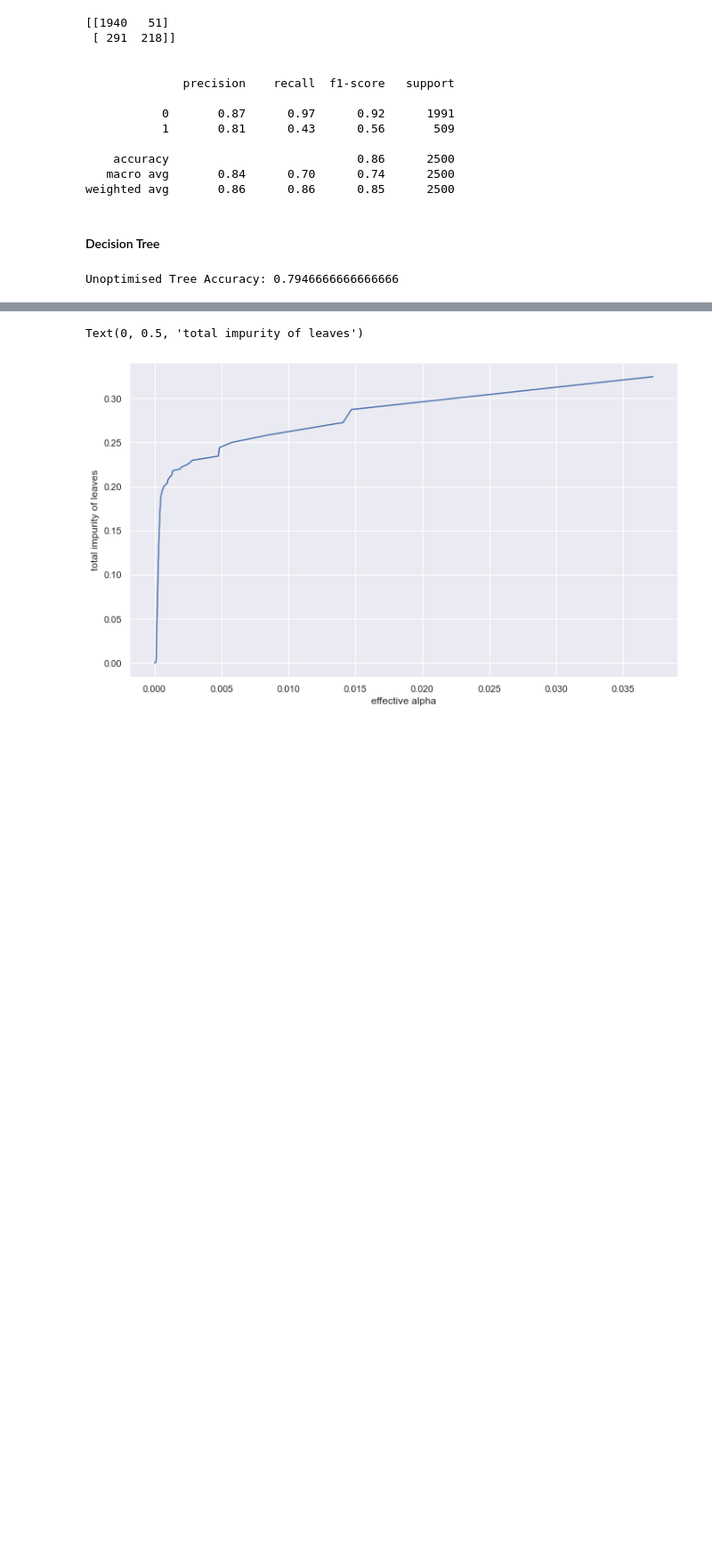
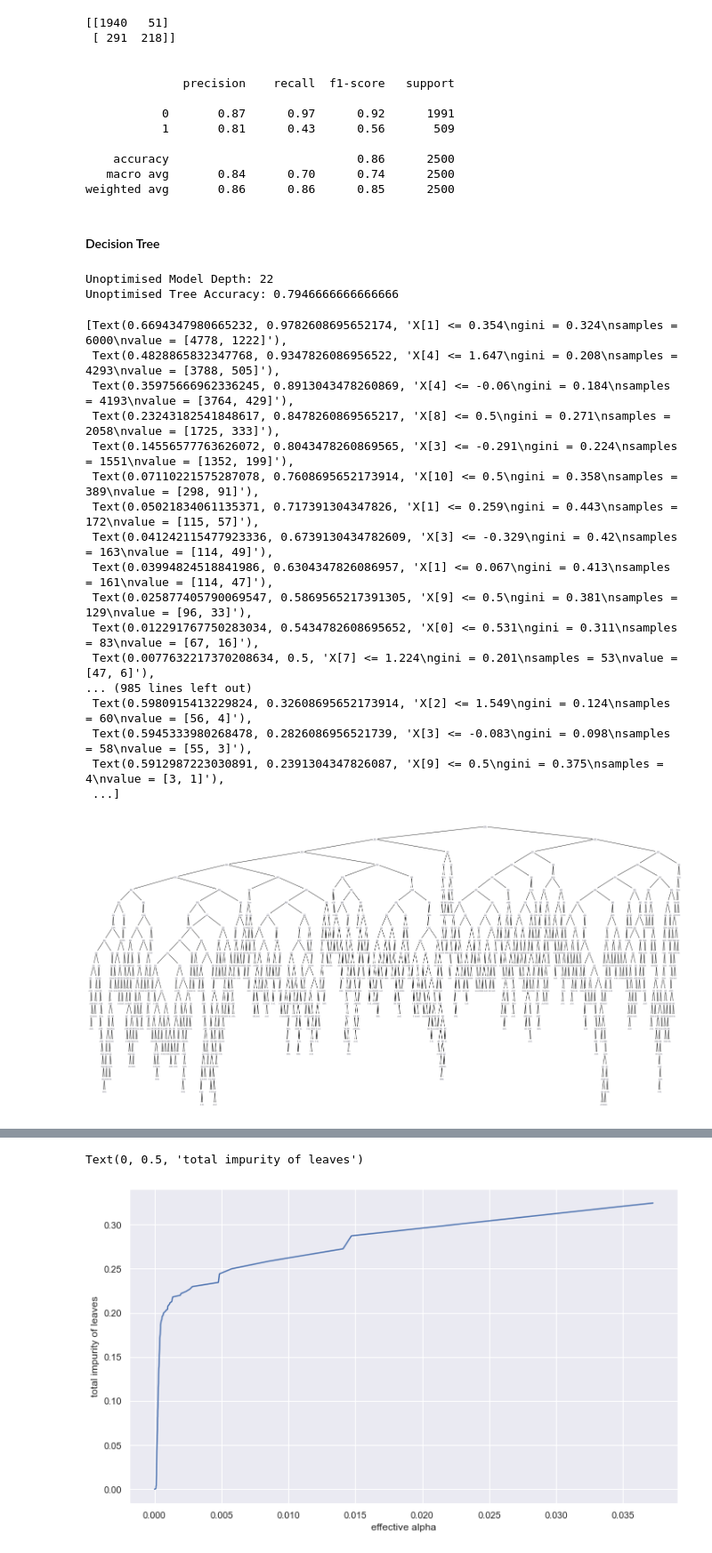
Before and after one commit to AML-final-course-project/SMM284, a Jupyter notebook: customer_churn.ipynb, the cells around one changed output, grey strips where cells are left out. Shown at 89% size. Cells and saved outputs as stored; diff of their text form; code cells hidden in the pictures; blank space fills up the shorter version.

Commit message:
tree viz

```diff
--- a/customer_churn.ipynb
+++ b/customer_churn.ipynb
@@ -733,9 +817,33 @@ weighted avg       0.86      0.86      0.85      2500
 # first lets at an unpotimised tree
 clf = DecisionTreeClassifier(random_state=0)
 clf.fit(X_train, Y_train)
+print('Unoptimised Model Depth:',clf.tree_.max_depth)
 print('Unoptimised Tree Accuracy:', accuracy_score(Y_valid, clf.predict(X_valid)))
 # %% [output]
+Unoptimised Model Depth: 22
 Unoptimised Tree Accuracy: 0.7946666666666666
+# %%
+fig, ax = plt.subplots(nrows = 1,ncols = 1,figsize = (20,10))
+tree.plot_tree(clf, ax=ax)
+# %% [output]
+[Text(0.6694347980665232, 0.9782608695652174, 'X[1] <= 0.354\ngini = 0.324\nsamples = 6000\nvalue = [4778, 1222]'),
+ Text(0.4828865832347768, 0.9347826086956522, 'X[4] <= 1.647\ngini = 0.208\nsamples = 4293\nvalue = [3788, 505]'),
+ Text(0.35975666962336245, 0.8913043478260869, 'X[4] <= -0.06\ngini = 0.184\nsamples = 4193\nvalue = [3764, 429]'),
+ Text(0.23243182541848617, 0.8478260869565217, 'X[8] <= 0.5\ngini = 0.271\nsamples = 2058\nvalue = [1725, 333]'),
+ Text(0.14556577763626072, 0.8043478260869565, 'X[3] <= -0.291\ngini = 0.224\nsamples = 1551\nvalue = [1352, 199]'),
+ Text(0.07110221575287078, 0.7608695652173914, 'X[10] <= 0.5\ngini = 0.358\nsamples = 389\nvalue = [298, 91]'),
+ Text(0.05021834061135371, 0.717391304347826, 'X[1] <= 0.259\ngini = 0.443\nsamples = 172\nvalue = [115, 57]'),
+ Text(0.041242115477923336, 0.6739130434782609, 'X[3] <= -0.329\ngini = 0.42\nsamples = 163\nvalue = [114, 49]'),
+ Text(0.03994824518841986, 0.6304347826086957, 'X[1] <= 0.067\ngini = 0.413\nsamples = 161\nvalue = [114, 47]'),
+ Text(0.025877405790069547, 0.5869565217391305, 'X[9] <= 0.5\ngini = 0.381\nsamples = 129\nvalue = [96, 33]'),
+ Text(0.012291767750283034, 0.5434782608695652, 'X[0] <= 0.531\ngini = 0.311\nsamples = 83\nvalue = [67, 16]'),
+ Text(0.0077632217370208634, 0.5, 'X[7] <= 1.224\ngini = 0.201\nsamples = 53\nvalue = [47, 6]'),
+... (985 lines left out)
+ Text(0.5980915413229824, 0.32608695652173914, 'X[2] <= 1.549\ngini = 0.124\nsamples = 60\nvalue = [56, 4]'),
+ Text(0.5945333980268478, 0.2826086956521739, 'X[3] <= -0.083\ngini = 0.098\nsamples = 58\nvalue = [55, 3]'),
+ Text(0.5912987223030891, 0.2391304347826087, 'X[9] <= 0.5\ngini = 0.375\nsamples = 4\nvalue = [3, 1]'),
+ ...]
+[figure, added]
 # %%
 Y_predict = clf.predict(X_valid)
 c_m(Y_valid, Y_predict)
```
Also changed, not shown: parts of 16 cells of this notebook.
